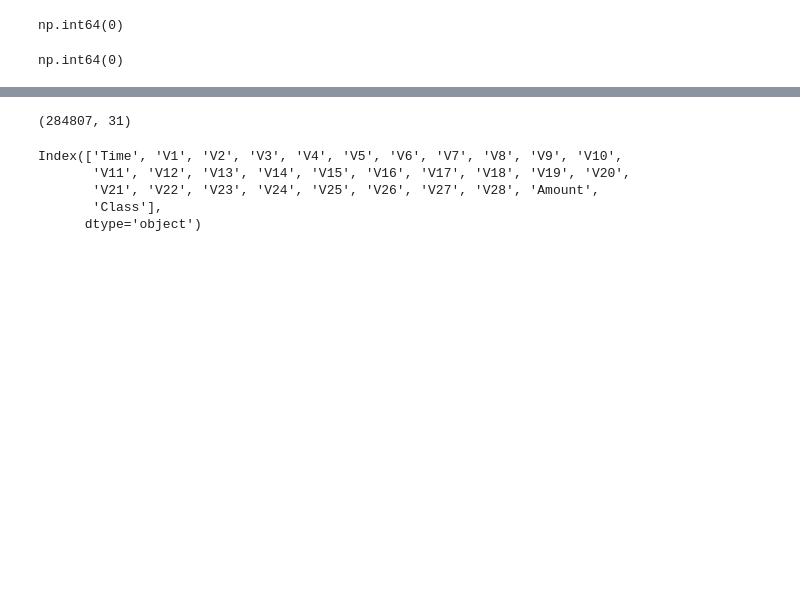
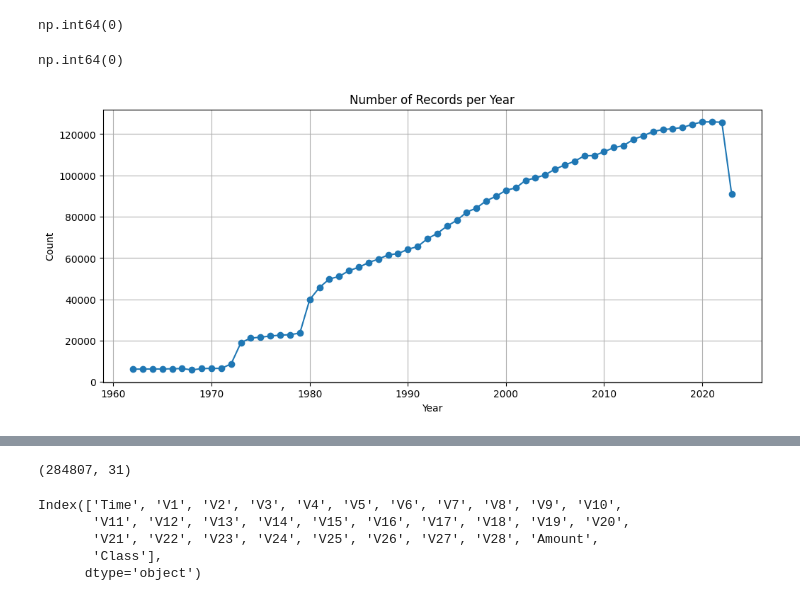
Before and after one commit to Mariam-Badr-MB/Finance-Intelligence-System, a Jupyter notebook: finance-intelligence-system.ipynb, the cells around one changed output, grey strips where cells are left out. Drawn from its saved outputs; the diff is of its cells as text; code cells hidden in the pictures; blank space fills up the shorter version.

```diff
--- a/finance-intelligence-system.ipynb
+++ b/finance-intelligence-system.ipynb
@@ -194,11 +230,13 @@ yahoo_data = yahoo_data.sort_values('Date')
 yahoo_data['Year'] = yahoo_data['Date'].dt.year
 year_counts = yahoo_data['Year'].value_counts().sort_index()
 # %%
-# plt.figure(figsize=(12,5))
-# year_counts.plot(kind='line', marker='o')
-# plt.title("Number of Records per Year")
-# plt.xlabel("Year")
-# plt.ylabel("Count")
-# plt.grid(True)
-# plt.show()
+plt.figure(figsize=(12,5))
+year_counts.plot(kind='line', marker='o')
+plt.title("Number of Records per Year")
+plt.xlabel("Year")
+plt.ylabel("Count")
+plt.grid(True)
+plt.show()
+# %% [output]
+[figure, added]
 # %%
```
Also changed, not shown: parts of 128 cells of this notebook.
